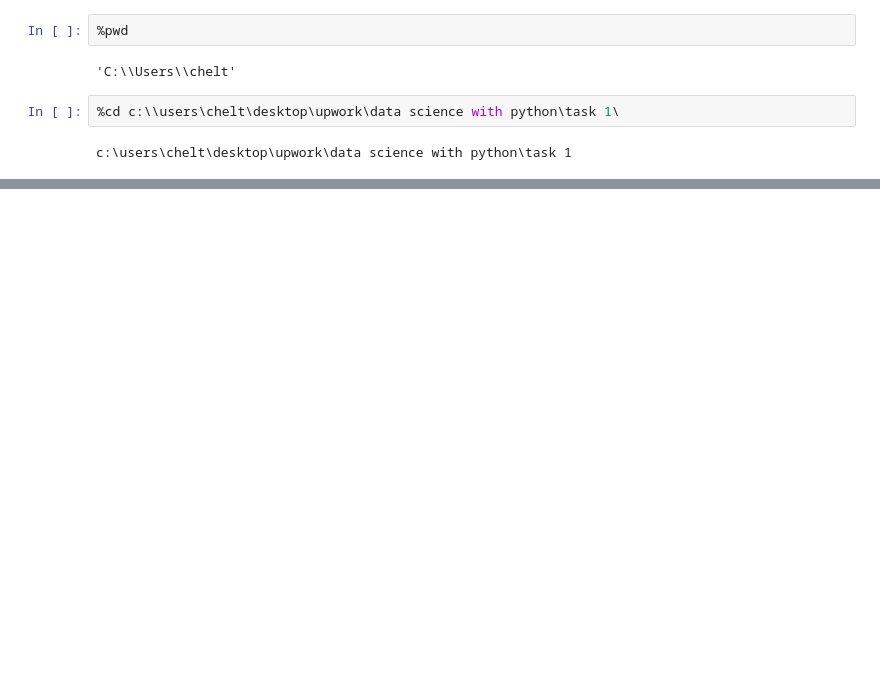
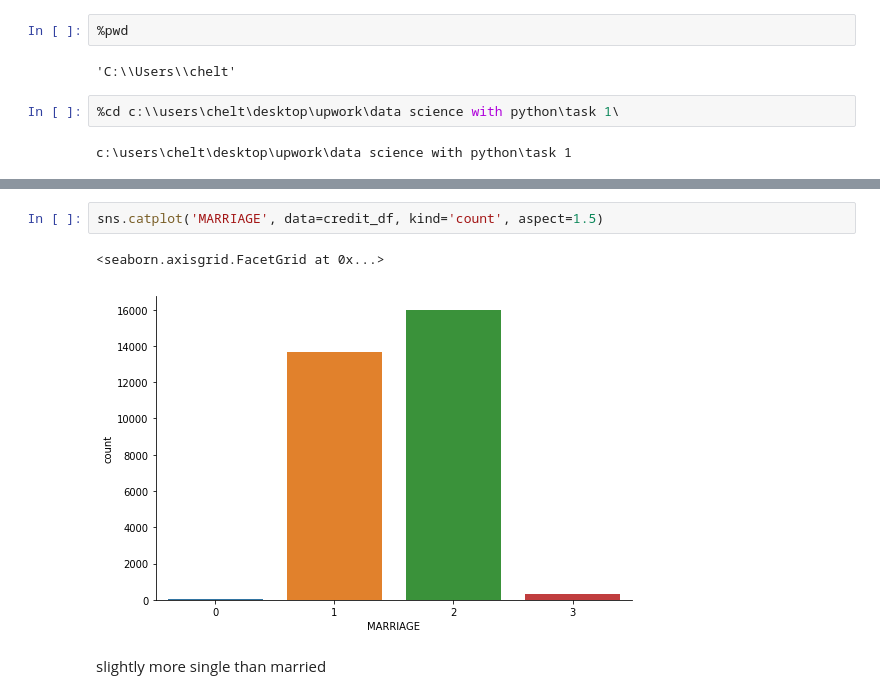
Before and after one commit to cuechikw/python-notebooks, a Jupyter notebook: C5T2.ipynb, the cells around one changed output, grey strips where cells are left out. Saved outputs shown, nothing was run; the diff lists cells and outputs as text; blank space fills up the shorter version.

```diff
--- a/C5T2.ipynb
+++ b/C5T2.ipynb
@@ -155,0 +82,7 @@ default payment next month -3.924264e+02                    0.172276
+# %%
+sns.catplot('MARRIAGE', data=credit_df, kind='count', aspect=1.5)
+# %% [output]
+<seaborn.axisgrid.FacetGrid at 0x...>
+[figure, added]
+# %% [markdown]
+slightly more single than married
```
Also changed, not shown: parts of 87 cells of this notebook.
